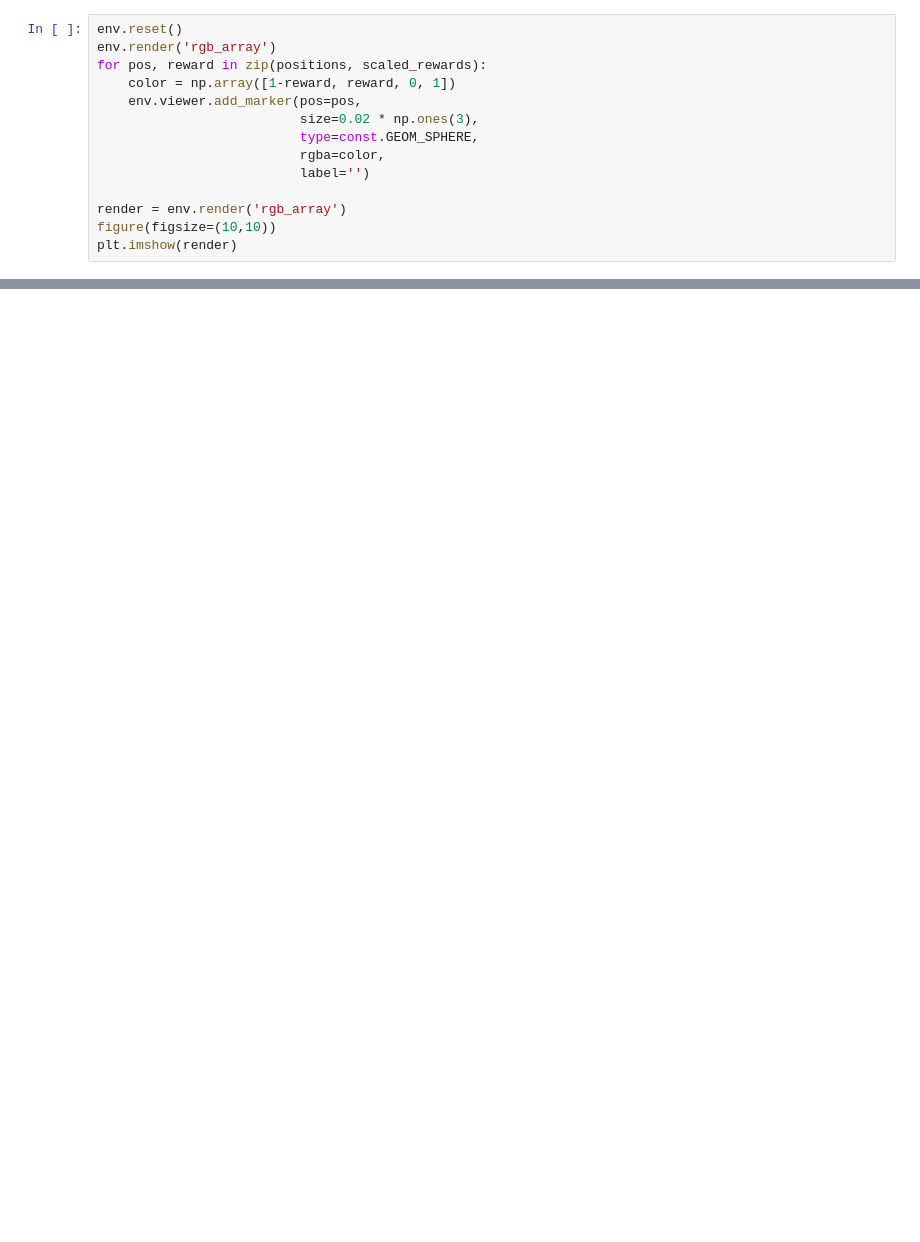
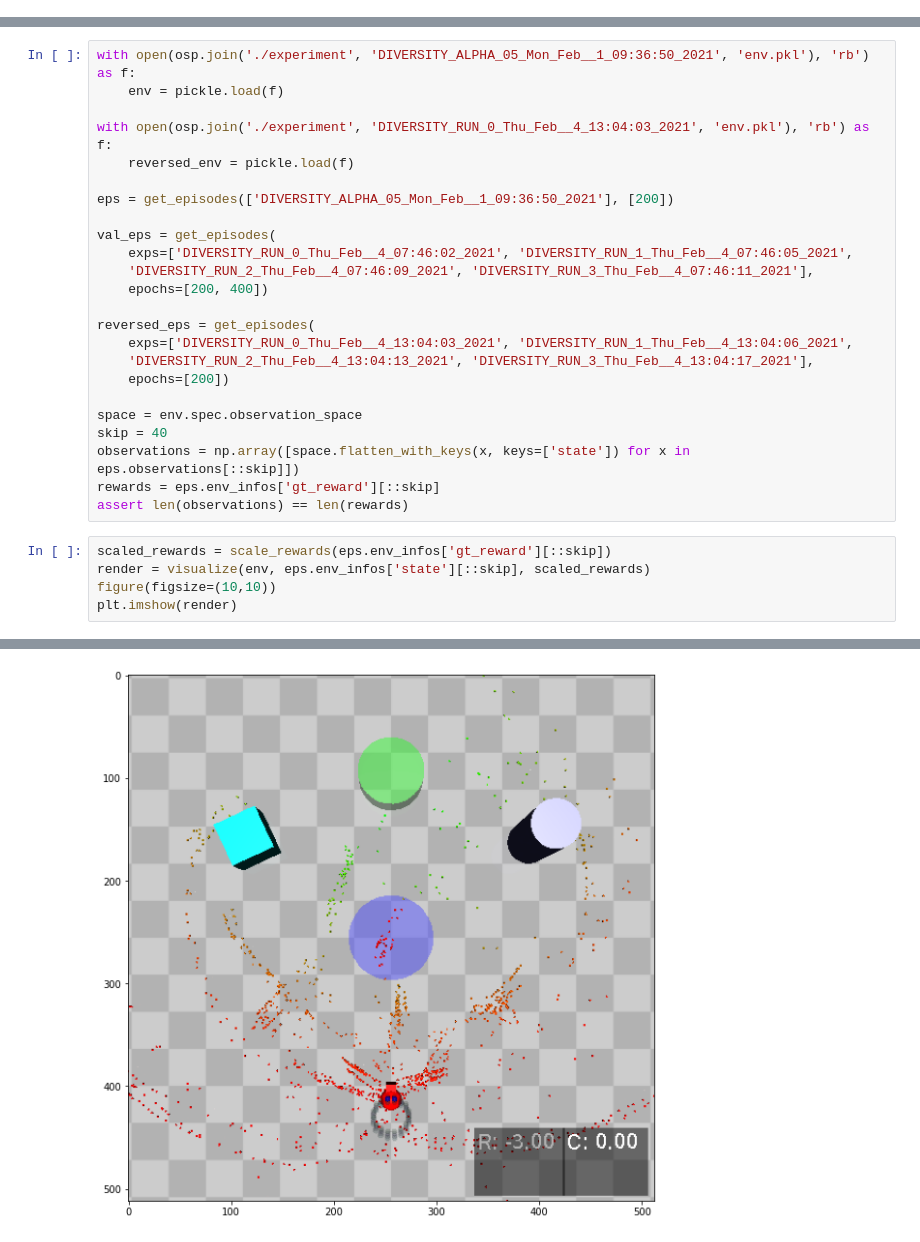
Before and after one commit to jamesborg46/robust_rewards_from_preferences, a Jupyter notebook: notebooks/AnalysingRewardPredictions.ipynb, the cells around one changed output, grey strips where cells are left out. Drawn from its saved outputs; the diff is of its cells as text; blank space fills up the shorter version.

Commit message:
Tidied reward experiments notebook

```diff
--- a/notebooks/AnalysingRewardPredictions.ipynb
+++ b/notebooks/AnalysingRewardPredictions.ipynb
@@ -422,14 +0,0 @@ scaled_rewards.max()
-# %%
-env.reset()
-env.render('rgb_array')
-for pos, reward in zip(positions, scaled_rewards):
-    color = np.array([1-reward, reward, 0, 1])
-    env.viewer.add_marker(pos=pos,
-                          size=0.02 * np.ones(3),
-                          type=const.GEOM_SPHERE,
-                          rgba=color,
-                          label='')
-
-render = env.render('rgb_array')
-figure(figsize=(10,10))
-plt.imshow(render)
@@ -499,0 +339,30 @@ def visualize(env, states, rewards):
+# %%
+with open(osp.join('./experiment', 'DIVERSITY_ALPHA_05_Mon_Feb__1_09:36:50_2021', 'env.pkl'), 'rb') as f:
+    env = pickle.load(f)
+
+with open(osp.join('./experiment', 'DIVERSITY_RUN_0_Thu_Feb__4_13:04:03_2021', 'env.pkl'), 'rb') as f:
+    reversed_env = pickle.load(f)
+
+eps = get_episodes(['DIVERSITY_ALPHA_05_Mon_Feb__1_09:36:50_2021'], [200])
+
+val_eps = get_episodes(
+    exps=['DIVERSITY_RUN_0_Thu_Feb__4_07:46:02_2021', 'DIVERSITY_RUN_1_Thu_Feb__4_07:46:05_2021',
+    'DIVERSITY_RUN_2_Thu_Feb__4_07:46:09_2021', 'DIVERSITY_RUN_3_Thu_Feb__4_07:46:11_2021'],
+    epochs=[200, 400])
+
+reversed_eps = get_episodes(
+    exps=['DIVERSITY_RUN_0_Thu_Feb__4_13:04:03_2021', 'DIVERSITY_RUN_1_Thu_Feb__4_13:04:06_2021',
+    'DIVERSITY_RUN_2_Thu_Feb__4_13:04:13_2021', 'DIVERSITY_RUN_3_Thu_Feb__4_13:04:17_2021'],
+    epochs=[200])
+
+space = env.spec.observation_space
+skip = 40
+observations = np.array([space.flatten_with_keys(x, keys=['state']) for x in eps.observations[::skip]])
+rewards = eps.env_infos['gt_reward'][::skip]
+assert len(observations) == len(rewards)
+# %%
+scaled_rewards = scale_rewards(eps.env_infos['gt_reward'][::skip])
+render = visualize(env, eps.env_infos['state'][::skip], scaled_rewards)
+figure(figsize=(10,10))
+plt.imshow(render)
+# %% [output]
@@ -499,0 +370 @@ def visualize(env, states, rewards):
+[figure, added]
```
Also changed, not shown: parts of 37 cells of this notebook, 3 other files.
